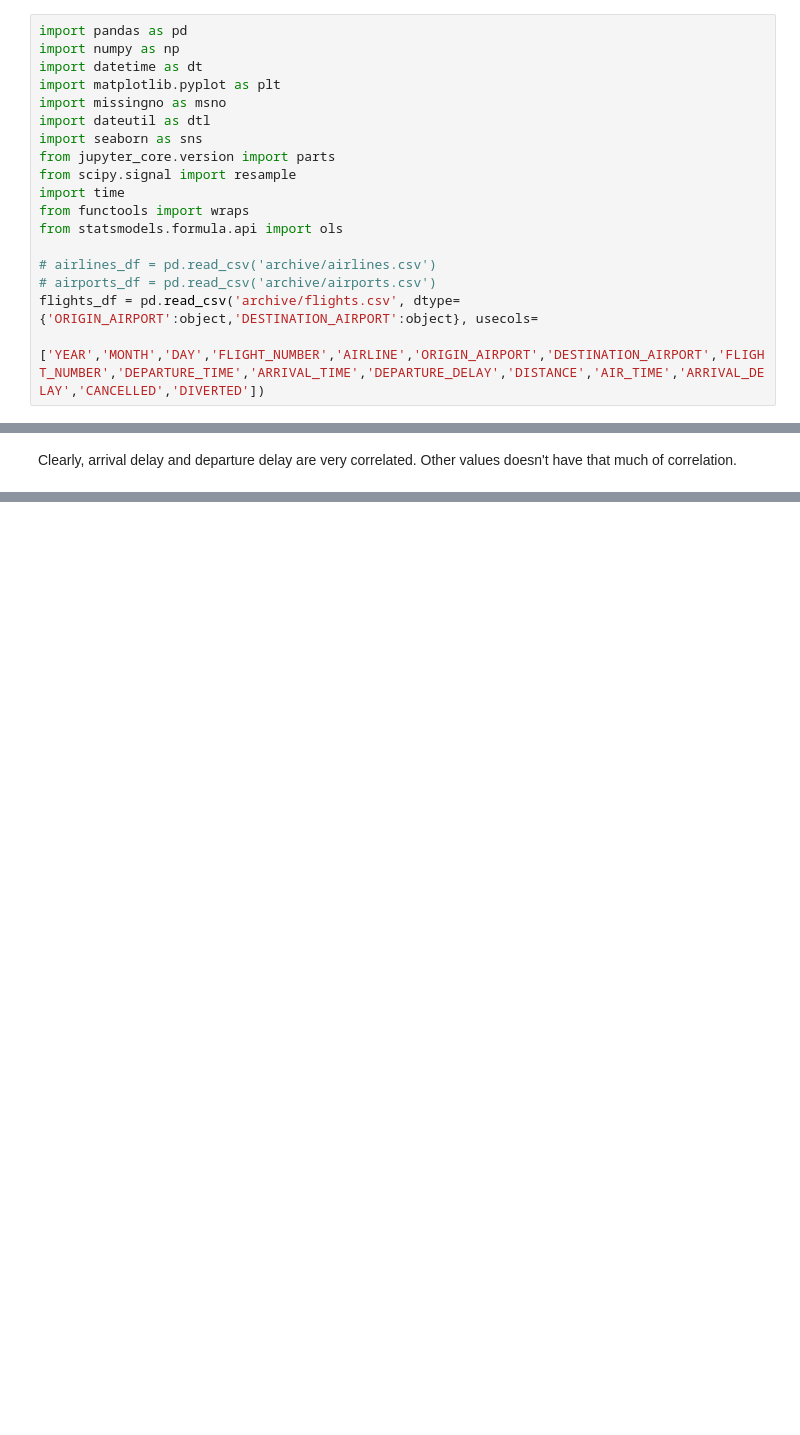
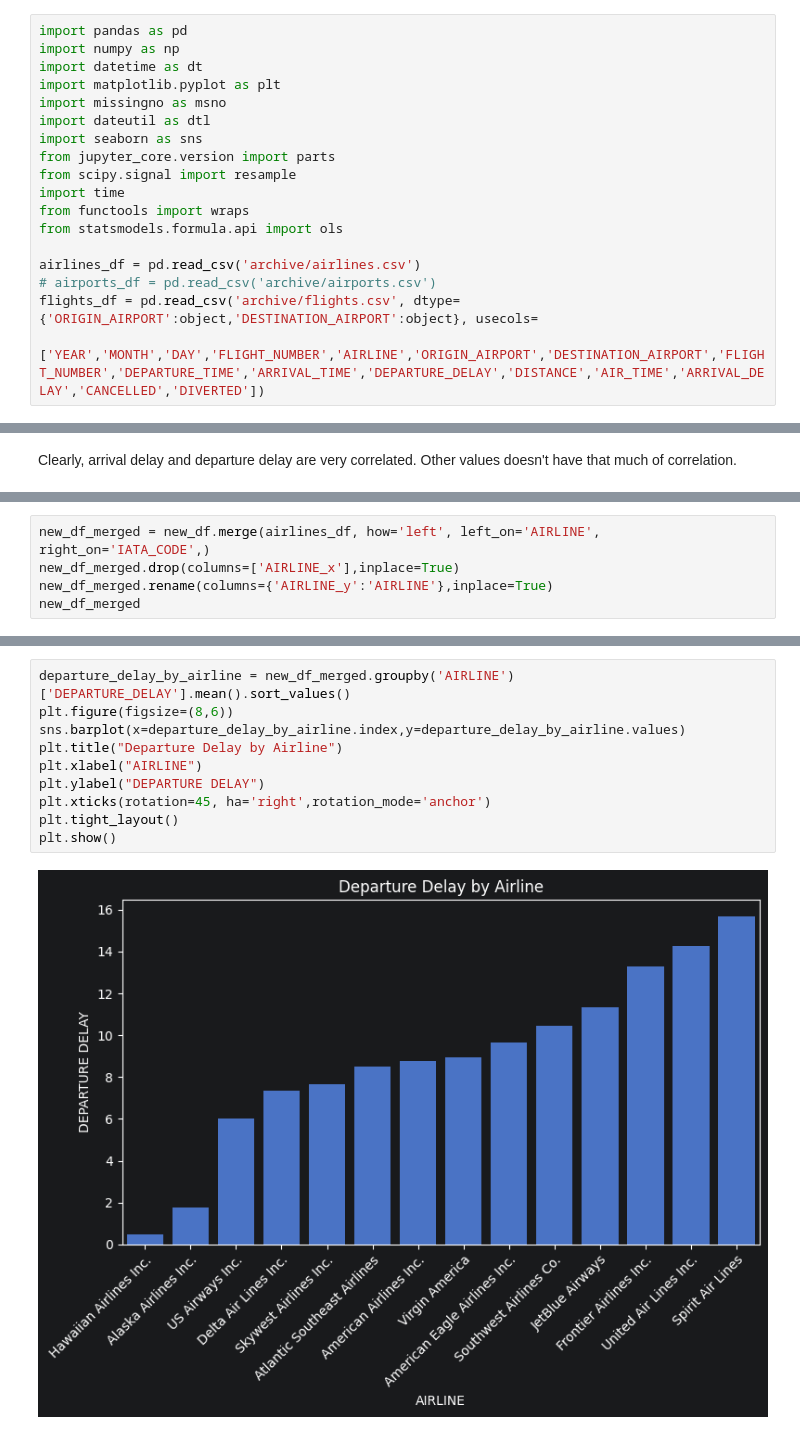
Before and after one commit to ZelentsovTymofii/USA_Flights_EDA, a Jupyter notebook: datetime_and_cleaning.ipynb, the cells around one changed output, grey strips where cells are left out. Saved outputs shown, nothing was run; the diff lists cells and outputs as text; blank space fills up the shorter version.

Commit message:
Merged two datasets. Added new plots. Last two plots will be merged together via plt.subplots() later on.

```diff
--- a/datetime_and_cleaning.ipynb
+++ b/datetime_and_cleaning.ipynb
@@ -14,7 +14,7 @@ import time
 from functools import wraps
 from statsmodels.formula.api import ols
 
-# airlines_df = pd.read_csv('archive/airlines.csv')
+airlines_df = pd.read_csv('archive/airlines.csv')
 # airports_df = pd.read_csv('archive/airports.csv')
 flights_df = pd.read_csv('archive/flights.csv', dtype={'ORIGIN_AIRPORT':object,'DESTINATION_AIRPORT':object}, usecols=
                          ['YEAR','MONTH','DAY','FLIGHT_NUMBER','AIRLINE','ORIGIN_AIRPORT','DESTINATION_AIRPORT','FLIGHT_NUMBER','DEPARTURE_TIME','ARRIVAL_TIME','DEPARTURE_DELAY','DISTANCE','AIR_TIME','ARRIVAL_DELAY','CANCELLED','DIVERTED'])
@@ -413,0 +403,5 @@ Clearly, arrival delay and departure delay are very correlated. Other values doe
+# %%
+new_df_merged = new_df.merge(airlines_df, how='left', left_on='AIRLINE', right_on='IATA_CODE',)
+new_df_merged.drop(columns=['AIRLINE_x'],inplace=True)
+new_df_merged.rename(columns={'AIRLINE_y':'AIRLINE'},inplace=True)
+new_df_merged
@@ -413,0 +422,12 @@ Clearly, arrival delay and departure delay are very correlated. Other values doe
+# %%
+departure_delay_by_airline = new_df_merged.groupby('AIRLINE')['DEPARTURE_DELAY'].mean().sort_values()
+plt.figure(figsize=(8,6))
+sns.barplot(x=departure_delay_by_airline.index,y=departure_delay_by_airline.values)
+plt.title("Departure Delay by Airline")
+plt.xlabel("AIRLINE")
+plt.ylabel("DEPARTURE DELAY")
+plt.xticks(rotation=45, ha='right',rotation_mode='anchor')
+plt.tight_layout()
+plt.show()
+# %% [output]
+[figure, added]
```
Also changed, not shown: parts of 10 cells of this notebook.
